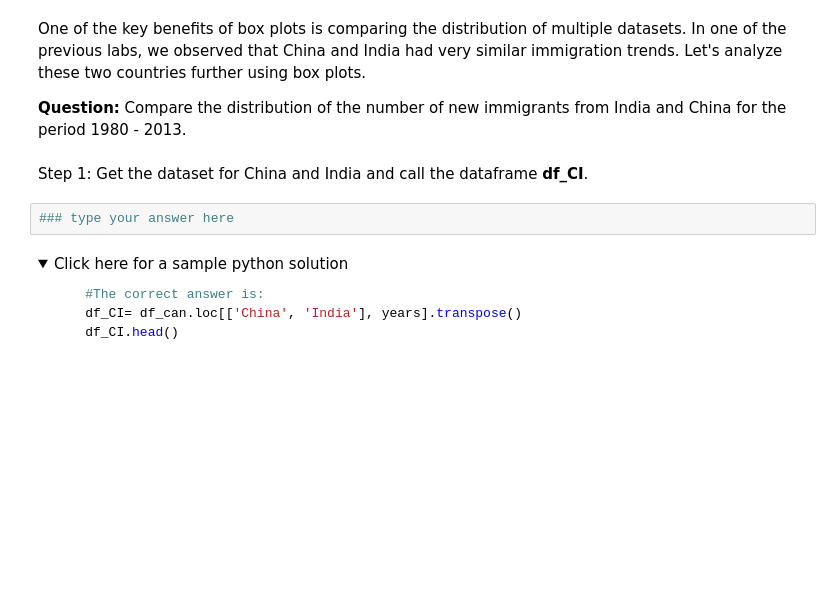
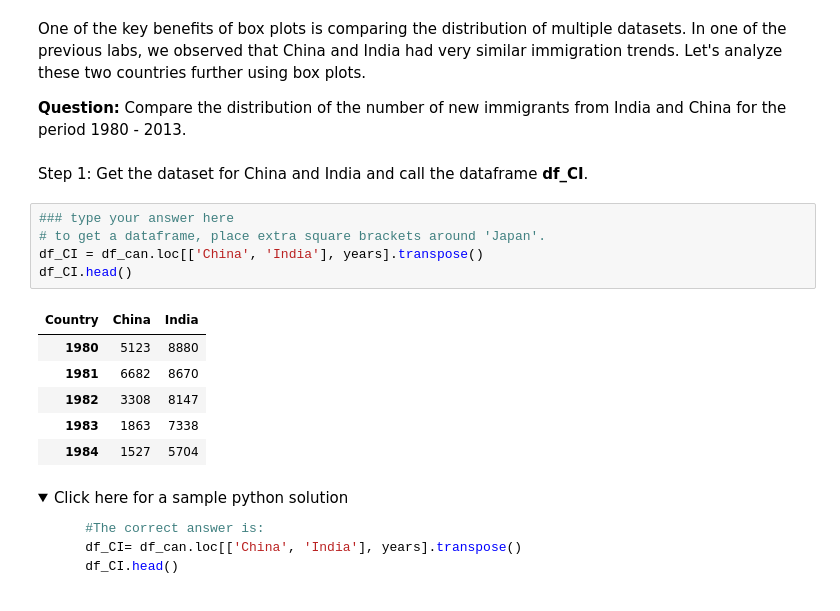
Before and after one commit to NoOne1007/Data-Visualization-with-Python, a Jupyter notebook: Exercise-Pie-Charts-Box-Plots-Scatter-Plots-and-Bubble-Plots.ipynb, the cells around one changed output. Drawn from its saved outputs; the diff is of its cells as text; folded sections open; blank space fills up the shorter version.

```diff
--- a/Exercise-Pie-Charts-Box-Plots-Scatter-Plots-and-Bubble-Plots.ipynb
+++ b/Exercise-Pie-Charts-Box-Plots-Scatter-Plots-and-Bubble-Plots.ipynb
@@ -313,8 +336,18 @@ One of the key benefits of box plots is comparing the distribution of multiple d
 **Question:** Compare the distribution of the number of new immigrants from India and China for the period 1980 - 2013.
 # %% [markdown]
 Step 1: Get the dataset for China and India and call the dataframe **df_CI**.
-# %%
-### type your answer here
+# %%
+### type your answer here
+# to get a dataframe, place extra square brackets around 'Japan'.
+df_CI = df_can.loc[['China', 'India'], years].transpose()
+df_CI.head()
+# %% [output]
+| Country | China | India |
+| 1980 | 5123 | 8880 |
+| 1981 | 6682 | 8670 |
+| 1982 | 3308 | 8147 |
+| 1983 | 1863 | 7338 |
+| 1984 | 1527 | 5704 |
 # %% [markdown]
 <details><summary>Click here for a sample python solution</summary>
 
```
Also changed, not shown: parts of 8 cells of this notebook.
